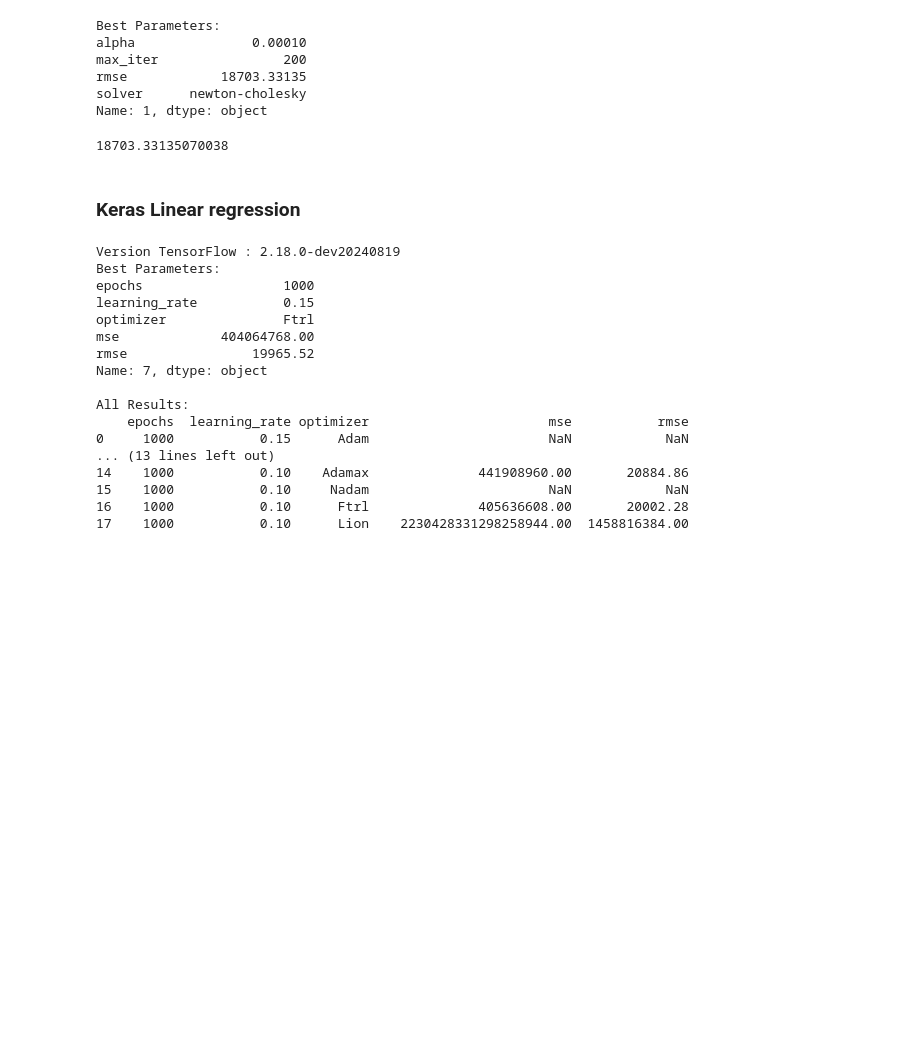
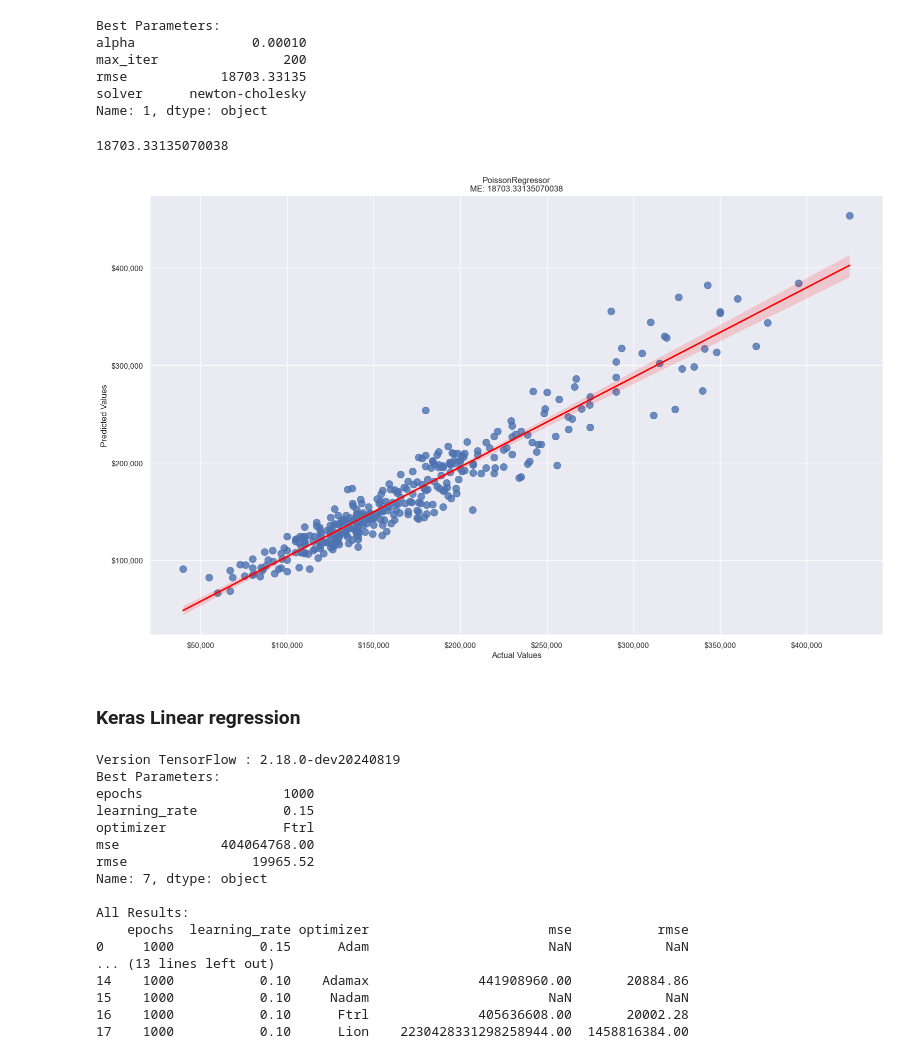
Before and after one commit to pavellikavec/House_Price, a Jupyter notebook: House_Price_Final_Work.ipynb, the cells around one changed output. Cells and saved outputs as stored; diff of their text form; code cells hidden in the pictures; blank space fills up the shorter version.

```diff
--- a/House_Price_Final_Work.ipynb
+++ b/House_Price_Final_Work.ipynb
@@ -1069,6 +1058,23 @@ rmse = np.sqrt(mse)
 print(rmse)
 # %% [output]
 18703.33135070038
+# %%
+from matplotlib.ticker import FuncFormatter
+# 5. Visualize
+def currency_format(x, _):
+    return f'${x:,.0f}'
+fig, axes = plt.subplots(nrows=1, ncols=1, figsize=(16, 10))
+ax = axes
+sns.regplot(x=y_test, y=y_pred, ax=ax, scatter_kws={'s':100}, line_kws={'color':'red'})
+ax.set_title(f'PoissonRegressor\nME: {rmse}')
+ax.set_xlabel('Actual Values')
+ax.set_ylabel('Predicted Values')
+ax.xaxis.set_major_formatter(FuncFormatter(currency_format))
+ax.yaxis.set_major_formatter(FuncFormatter(currency_format))
+plt.tight_layout()
+plt.show()
+# %% [output]
+[figure, added]
 # %% [markdown]
 ### Keras Linear regression
 # %%
```
Also changed, not shown: parts of 19 cells of this notebook.
